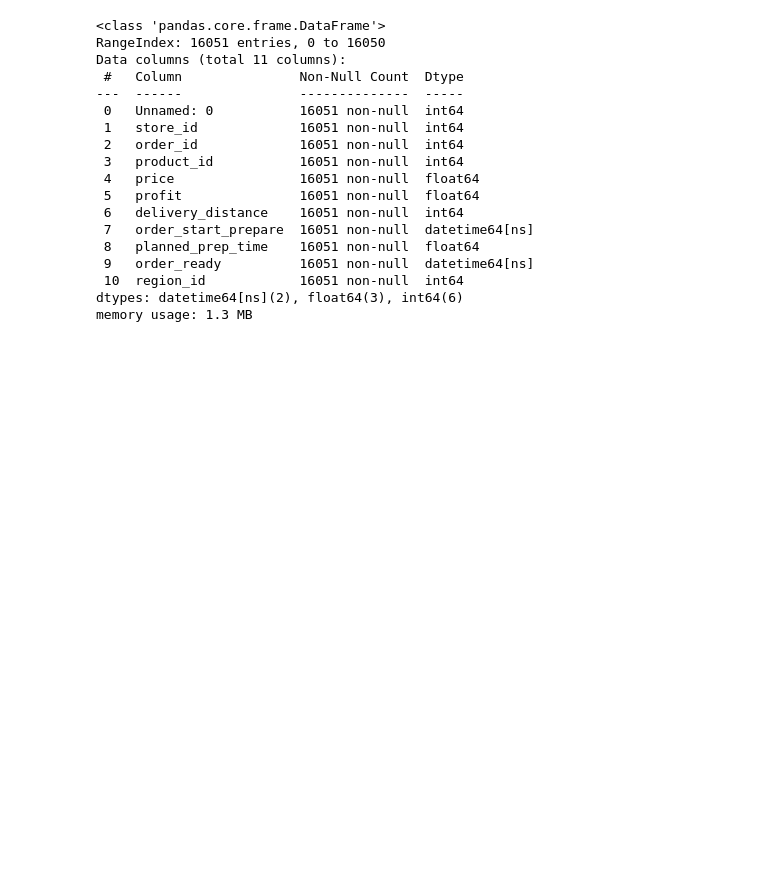
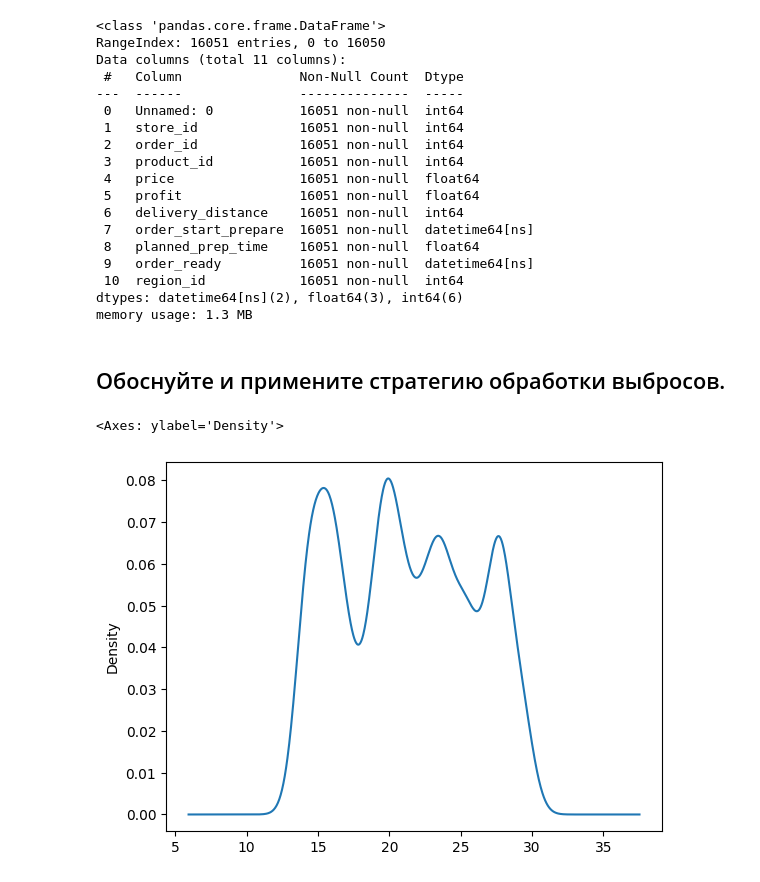
Before and after one commit to nepridumalnik/it-lms-course, a Jupyter notebook: module_2/task.ipynb, the cells around one changed output. Saved outputs shown, nothing was run; the diff lists cells and outputs as text; code cells hidden in the pictures; blank space fills up the shorter version.

```diff
--- a/module_2/task.ipynb
+++ b/module_2/task.ipynb
@@ -326,3 +328,19 @@ Data columns (total 11 columns):
  10  region_id            16051 non-null  int64
 dtypes: datetime64[ns](2), float64(3), int64(6)
 memory usage: 1.3 MB
+# %% [markdown]
+## Обоснуйте и примените стратегию обработки выбросов.
+# %%
+# Смотрим выброс с помощью квантилей
+profits = updated_orders["price"]
+
+q_low = profits.quantile(0.35)
+q_hi = profits.quantile(0.45)
+q_range = q_hi - q_low
+quantiles_orders = updated_orders[
+    (profits < q_hi + 1.5 * q_range) & (profits > q_low - 1.5 * q_range)
+]
+quantiles_orders["price"].plot.density()
+# %% [output]
+<Axes: ylabel='Density'>
+[figure, added]
```
Also changed, not shown: parts of 18 cells of this notebook.
